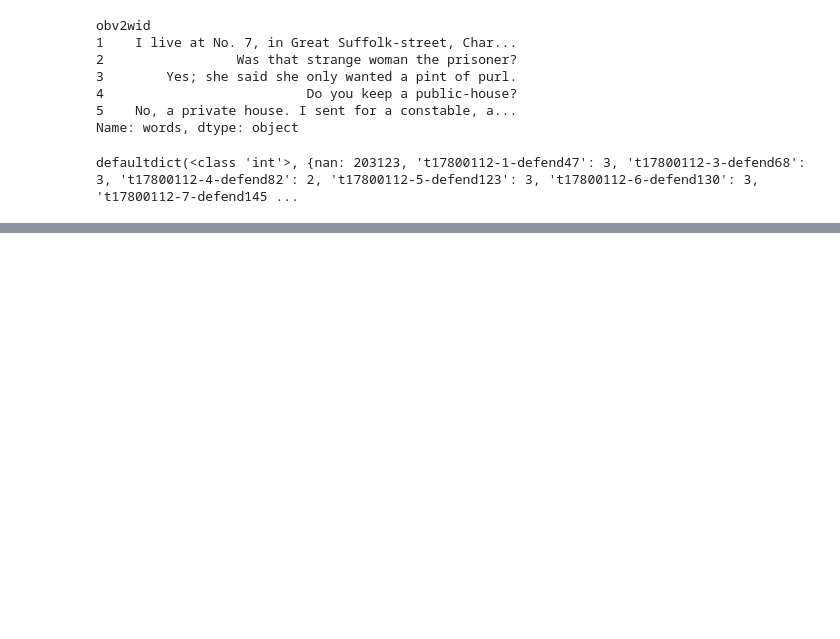
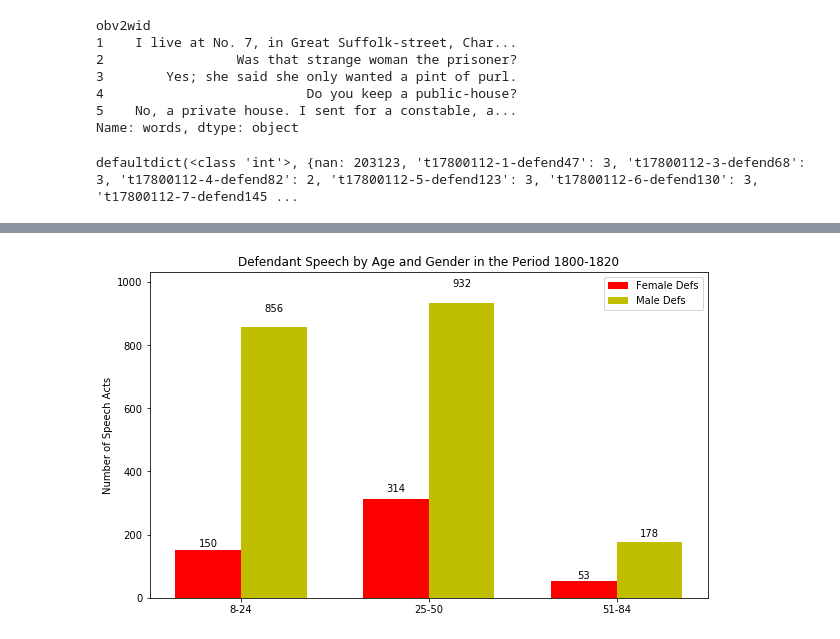
Before and after one commit to julieweeds/oldbailey-corpling, a Jupyter notebook: notebooks/words.ipynb, the cells around one changed output, grey strips where cells are left out. Cells and saved outputs as stored; diff of their text form; code cells hidden in the pictures; blank space fills up the shorter version.

```diff
--- a/notebooks/words.ipynb
+++ b/notebooks/words.ipynb
@@ -149,0 +219,5 @@ Name: words, dtype: object
+# %%
+#build answer corpus
+
+characteristics=[('obc_sex','m'),('obv_role','def'),('year:max',1820),('year:min',1800)]
+generate_corpus(characteristics)
@@ -149,0 +314,3 @@ Name: words, dtype: object
+# %%
+reqlist=[('obv_role','wv'),('obc_sex','m'),('year:max',1820),('year:min',1800)]
+build_qa_corpora(reqlist,alldata)
@@ -149,0 +322,6 @@ Name: words, dtype: object
+# %%
+worddatafile="../../voa/OBV2/obv_words_v2_28-01-2017.tsv"
+trialdatafile="../../voa/OBV2/obv_defendants_trials.tsv"
+
+worddata=pd.DataFrame.from_csv(worddatafile,sep='\t')
+trialdata=pd.DataFrame.from_csv(trialdatafile,sep='\t')
@@ -149,0 +465,42 @@ Name: words, dtype: object
+# %%
+import numpy as np
+import matplotlib.pyplot as plt
+
+N = len(agegroups)
+
+ind = np.arange(N)  # the x locations for the groups
+width = 0.35       # the width of the bars
+
+fig, ax = plt.subplots(figsize=(10,6))
+rects1 = ax.bar(ind, speechvalues['female'], width, color='r')
+
+rects2 = ax.bar(ind + width, speechvalues['male'], width, color='y')
+
+# add some text for labels, title and axes ticks
+ax.set_ylabel('Number of Speech Acts')
+ax.set_title('Defendant Speech by Age and Gender in the Period 1800-1820')
+ax.set_xticks(ind + width / 2)
+ax.set_xticklabels(agegroups)
+
+ax.legend((rects1[0], rects2[0]), ('Female Defs', 'Male Defs'))
+
+
+def autolabel(rects):
+    """
+    Attach a text label above each bar displaying its height
+    """
+
+    for rect in rects:
+        height = rect.get_height()
+        ax.text(rect.get_x() + rect.get_width()/2., 1.05*height,
+                '%d' % int(height),
+                ha='center', va='bottom')
+
+maxheight=max(speechvalues['female']+speechvalues['male'])
+ax.set_ylim([0,maxheight+100])
+autolabel(rects1)
+autolabel(rects2)
+
+plt.show()
+# %% [output]
+[figure, added]
```
Also changed, not shown: parts of 80 cells of this notebook, 12 other files.
